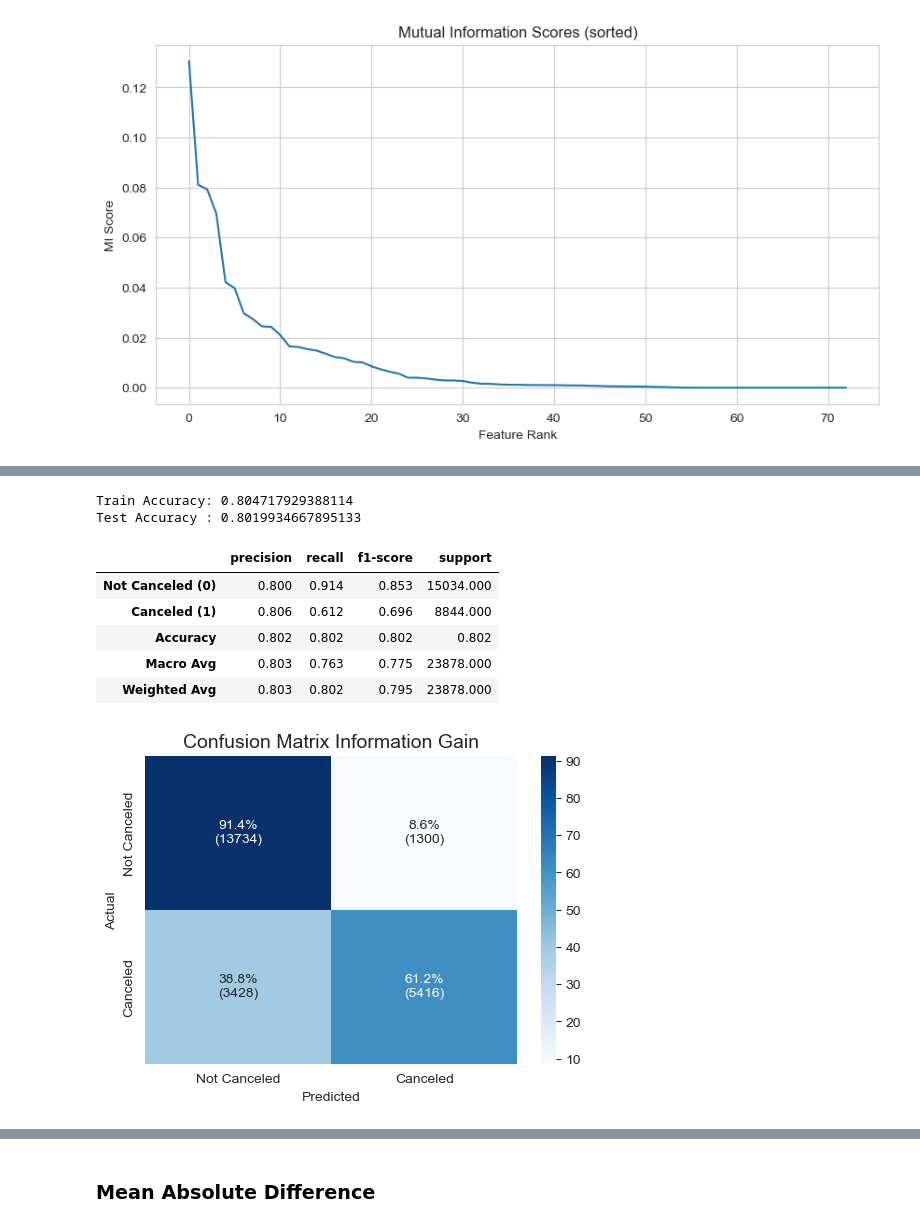
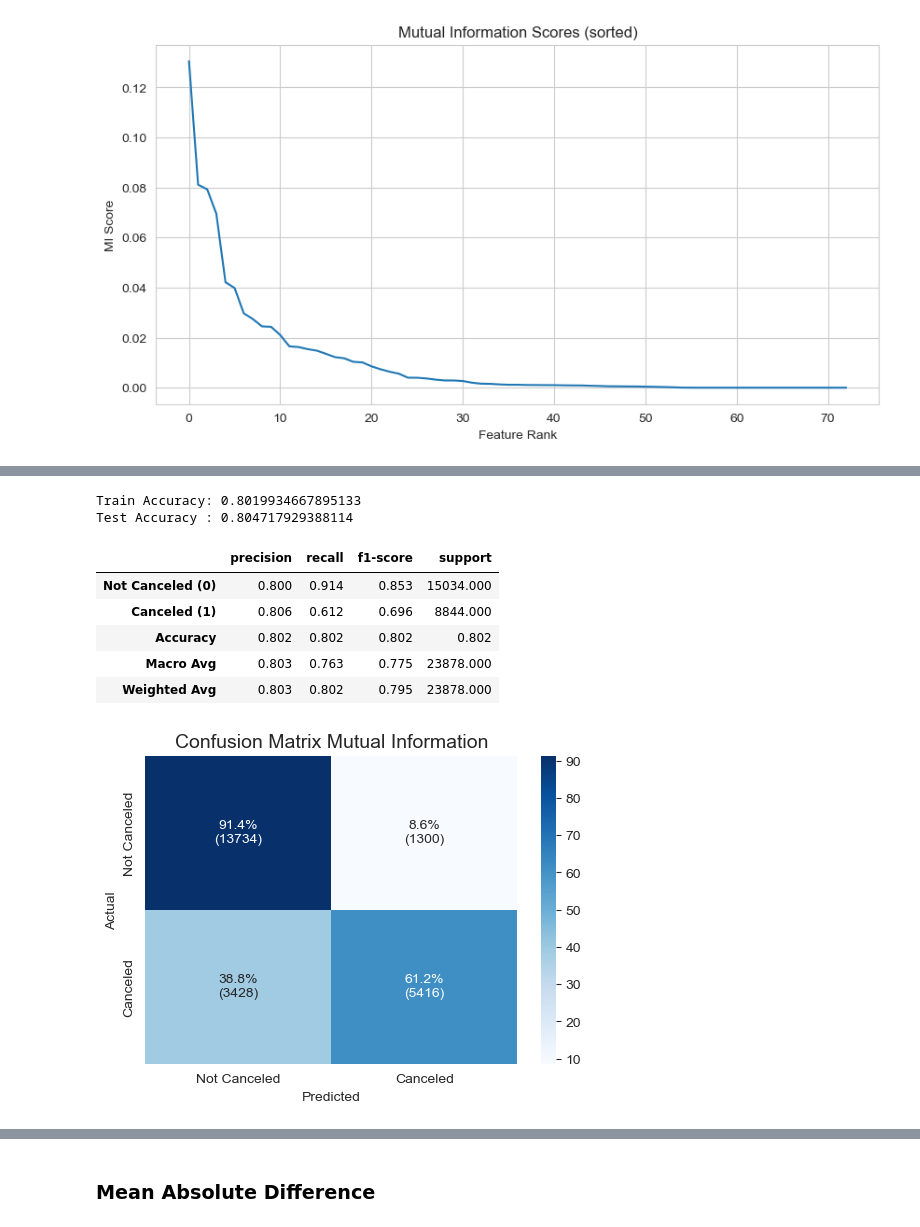
Before and after one commit to markoandjel/Preprocessing, a Jupyter notebook: I seminarski rad/Feature_Selection_Marko_Andjelkovic_1809.ipynb, the cells around one changed output, grey strips where cells are left out. Saved outputs shown, nothing was run; the diff lists cells and outputs as text; code cells hidden in the pictures.

```diff
--- a/I seminarski rad/Feature_Selection_Marko_Andjelkovic_1809.ipynb
+++ b/I seminarski rad/Feature_Selection_Marko_Andjelkovic_1809.ipynb
@@ -532,7 +532,7 @@ y = df_scaled['is_canceled']
 from sklearn.linear_model import LogisticRegression
 from sklearn.model_selection import train_test_split
 
-def run_logistic_regression(X, y, test_size=0.2, random_state=42):
+def run_logistic_regression(X, y, test_size=0.2, random_state=42, show_accuracy=True):
     """
     Train and evaluate a Logistic Regression model.
 
@@ -544,6 +544,7 @@ def run_logistic_regression(X, y, test_size=0.2, random_state=42):
 
     Returns:
         y_test, y_pred
+        :param show_accuracy:
     """
 
     # 1. Split data
@@ -566,9 +567,12 @@ def run_logistic_regression(X, y, test_size=0.2, random_state=42):
     # 4. Predict
     y_pred = model.predict(X_test)
 
+    test_acc = model.score(X_test, y_test)
+    train_acc = model.score(X_train, y_train)
     # 5. Evaluate
-    print("Train Accuracy:", model.score(X_train, y_train))
-    print("Test Accuracy :", model.score(X_test, y_test))
+    if show_accuracy:
+        print("Train Accuracy:", test_acc)
+        print("Test Accuracy :", train_acc)
 
-    return y_test, y_pred
+    return y_test, y_pred, test_acc, train_acc
 # %%
@@ -737,7 +737,7 @@ plt.show()
 # %%
 k = 25
-top25_features = mi_df.head(k)["feature"].tolist()
-top25_features
+top25_features_mi = mi_df.head(k)["feature"].tolist()
+top25_features_mi
 # %% [output]
 ['deposit_type_Non Refund',
  'lead_time',
@@ -757,19 +757,19 @@ top25_features
  'reserved_room_type_D',
  'assigned_room_type_K']
 # %%
-y_test, y_pred = run_logistic_regression(df_scaled[top25_features], df['is_canceled'])
+y_test_mi, y_pred_mi, train_acc_mi, test_acc_mi = run_logistic_regression(df_scaled[top25_features_mi], df['is_canceled'])
 # %% [output]
-Train Accuracy: 0.804717929388114
-Test Accuracy : 0.8019934667895133
+Train Accuracy: 0.8019934667895133
+Test Accuracy : 0.804717929388114
 # %%
-classification_report_table(y_test, y_pred)
-plot_confusion_matrix_percent(y_test, y_pred, title='Confusion Matrix Information Gain')
+classification_report_table(y_test_mi, y_pred_mi)
+plot_confusion_matrix_percent(y_test_mi, y_pred_mi, title='Confusion Matrix Mutual Information')
 # %% [output]
 |  | precision | recall | f1-score | support |
 | Not Canceled (0) | 0.800 | 0.914 | 0.853 | 15034.000 |
 | Canceled (1) | 0.806 | 0.612 | 0.696 | 8844.000 |
 | Accuracy | 0.802 | 0.802 | 0.802 | 0.802 |
 | Macro Avg | 0.803 | 0.763 | 0.775 | 23878.000 |
 | Weighted Avg | 0.803 | 0.802 | 0.795 | 23878.000 |
-[figure, old version]
+[figure, new version]
 # %%
```
Also changed, not shown: parts of 63 cells of this notebook.
